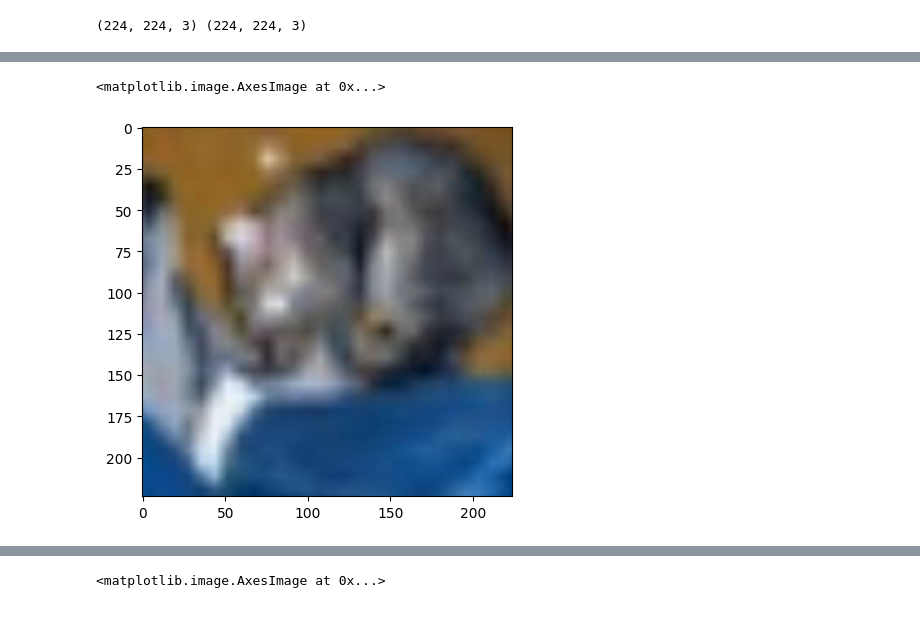
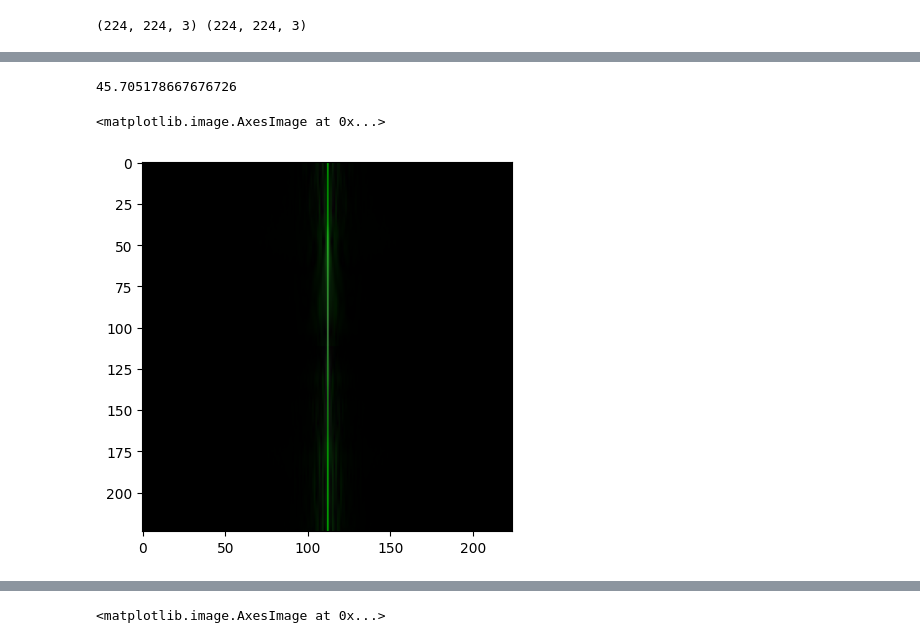
Before and after one commit to juntingdeng/QAT, a Jupyter notebook: test_image_interp.ipynb, the cells around one changed output, grey strips where cells are left out. Drawn from its saved outputs; the diff is of its cells as text; code cells hidden in the pictures.

```diff
--- a/test_image_interp.ipynb
+++ b/test_image_interp.ipynb
@@ -16,5 +12,12 @@ plt.imshow(img1)
-# %%
-plt.imshow(img2)
-# %% [output]
-<matplotlib.image.AxesImage at 0x...>
-[figure, removed]
+# %%
+var1 = np.std(img1)
+fft1 = np.fft.fft2(img1)
+fftshift1 = np.fft.fftshift(fft1)
+fftshift1_mag = np.abs(fftshift1)
+fftshift1_mag = fftshift1_mag/fftshift1_mag.max()
+print(var1)
+plt.imshow(np.log(fftshift1_mag+1), cmap='gray')
+# %% [output]
+45.705178667676726
+<matplotlib.image.AxesImage at 0x...>
+[figure, added]
```
Also changed, not shown: parts of 3 cells of this notebook, 5 other files.
